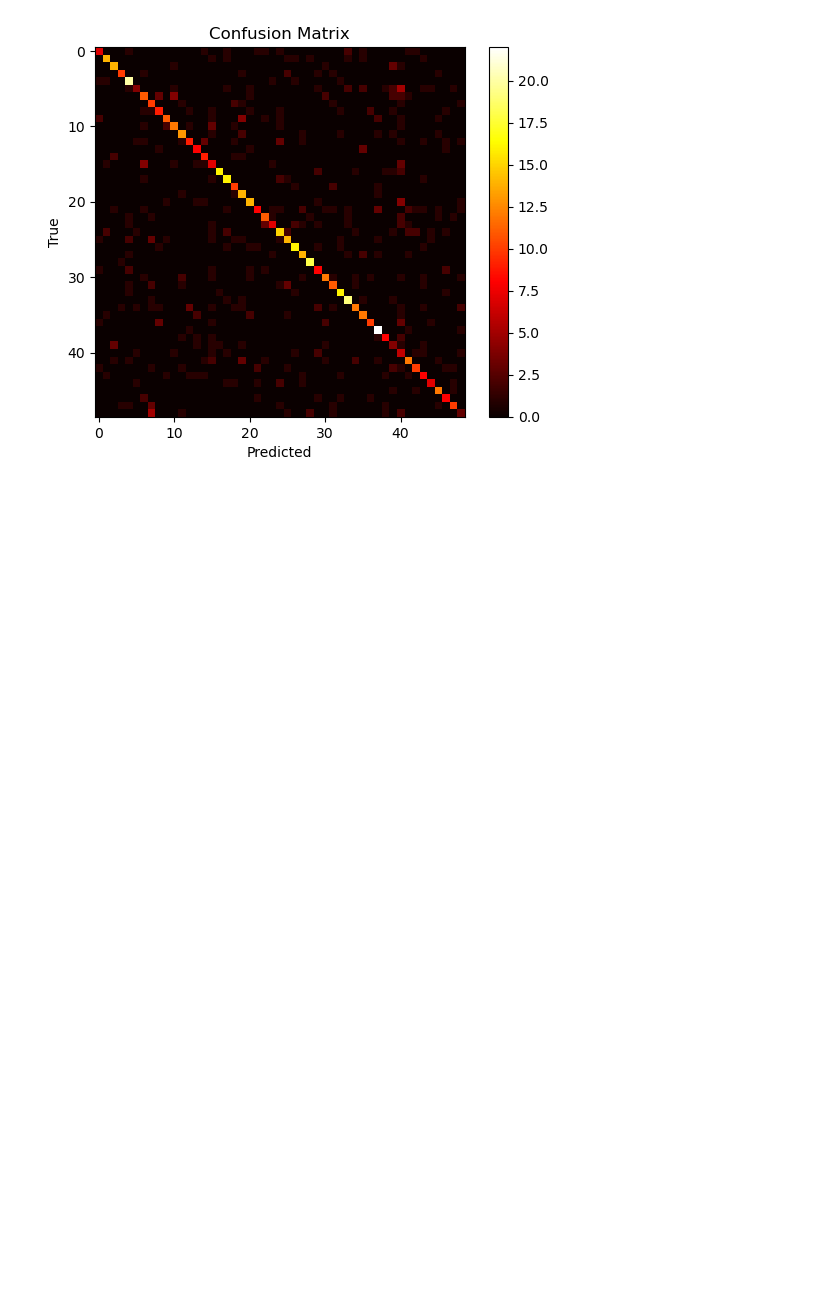
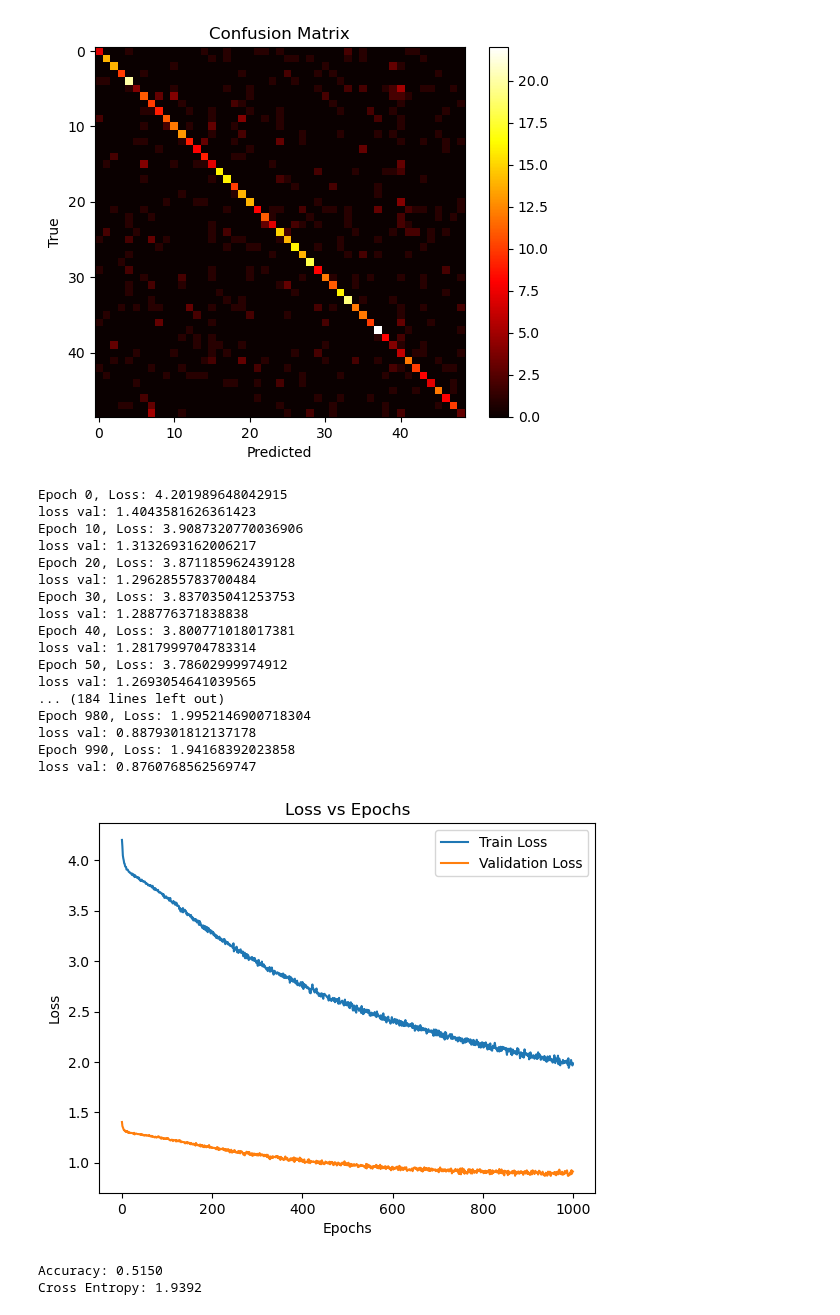
Before and after one commit to felicitasmarolda/MLyDL_TPs, a Jupyter notebook: Marolda_Felicitas_TP3/Marolda_Felicitas_TP3.ipynb, the cells around one changed output. Drawn from its saved outputs; the diff is of its cells as text; code cells hidden in the pictures; blank space fills up the shorter version.

Commit message:
dropout

```diff
--- a/Marolda_Felicitas_TP3/Marolda_Felicitas_TP3.ipynb
+++ b/Marolda_Felicitas_TP3/Marolda_Felicitas_TP3.ipynb
@@ -243,3 +244,31 @@ Early stopping triggered at epoch 381. Best val loss: 0.5859
 Accuracy: 0.5510
 Cross Entropy: 1.7727
 [figure]
+# %%
+# dropout
+importlib.reload(md)
+mejora = {}
+mejora["Dropout"] = 0.5
+dropout = md.NeuralNetwork(X_train, y_train, X_val, y_val, funciones_de_activacion, nodos_por_capa, mejora)
+get_metrics = mt.get_metrics(dropout.forward_pass(X_val, False), y_val)
+# %% [output]
+Epoch 0, Loss: 4.201989648042915
+loss val: 1.4043581626361423
+Epoch 10, Loss: 3.9087320770036906
+loss val: 1.3132693162006217
+Epoch 20, Loss: 3.871185962439128
+loss val: 1.2962855783700484
+Epoch 30, Loss: 3.837035041253753
+loss val: 1.288776371838838
+Epoch 40, Loss: 3.800771018017381
+loss val: 1.2817999704783314
+Epoch 50, Loss: 3.78602999974912
+loss val: 1.2693054641039565
+... (184 lines left out)
+Epoch 980, Loss: 1.9952146900718304
+loss val: 0.8879301812137178
+Epoch 990, Loss: 1.94168392023858
+loss val: 0.8760768562569747
+[figure, added]
+Accuracy: 0.5150
+Cross Entropy: 1.9392
```
Also changed, not shown: parts of 10 cells of this notebook, 1 other file.
